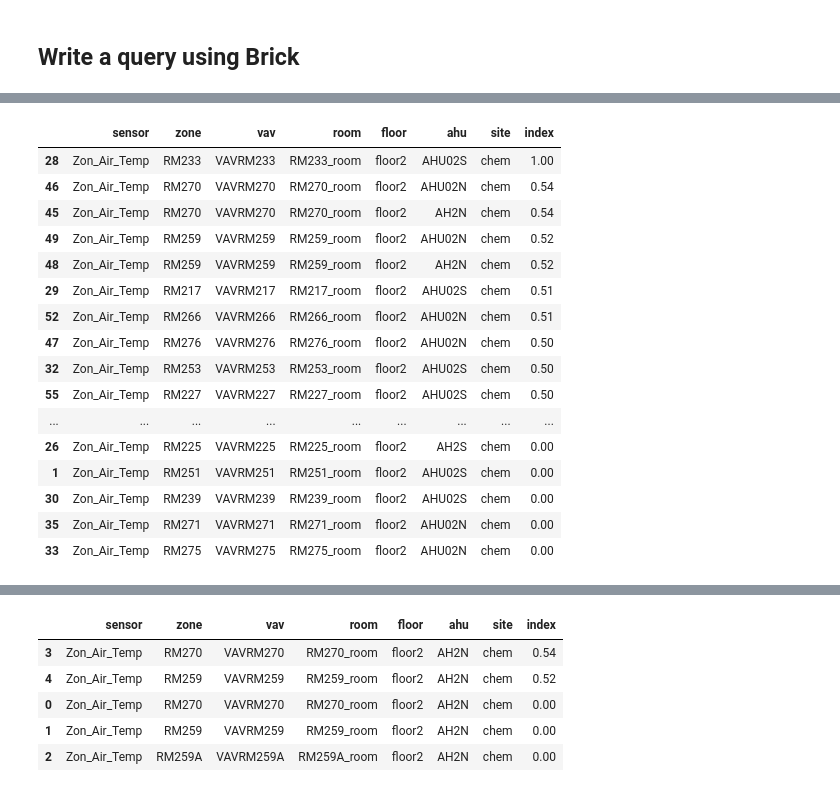
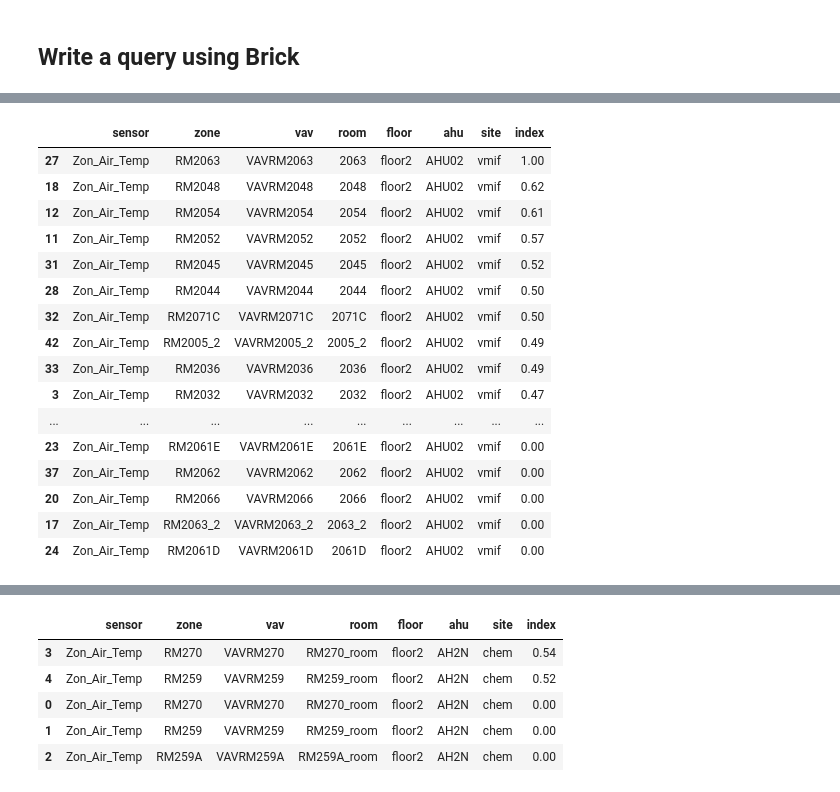
Before and after one commit to ruijis/mortardata_comfort_evaluation, a Jupyter notebook: demo.ipynb, the cells around one changed output, grey strips where cells are left out. Saved outputs shown, nothing was run; the diff lists cells and outputs as text; code cells hidden in the pictures.

```diff
--- a/demo.ipynb
+++ b/demo.ipynb
@@ -92,3 +48,3 @@ client.sparql(query, sites=['crus'])
 # %%
 # get the metadata of the query at a specific site
-metadata_chem = client.sparql(query, sites=['chem'])
+metadata_vmif = client.sparql(query, sites=['vmif'])
@@ -134,0 +51,3 @@ Type:      function
+# %%
+pd.set_option('display.max_rows', 100)
+metadata_vmif
@@ -144,14 +107,15 @@ su = 80.6
 wl = 66.2
 wu = 77.0
 # %%
-# loop through all floors
+# loop through all zones at the site
 res_data = []
-for idxi, row in metadata_chem.iterrows():
+for idxi, row in metadata_vmif.iterrows():
     res_row = {}
     md = row.sensor
     p = hourly_outlier(md, sd, ed, sh, eh, sl, su, wl, wu)
-    for k in metadata_chem.columns:
+    for k in metadata_vmif.columns:
         res_row[k] = 'Zon_Air_Temp' if k == 'sensor' else re.split('[#]', row[k])[-1]
+    res_row['room'] = re.split('RM(.+)_room', row.room)[-2]
     res_row['index'] = p
     res_data += [res_row]
 res_df = pd.DataFrame(res_data)
@@ -180,0 +145,17 @@ qualify_plus(metadata_chem, 'floor')
+# %%
+# loop through all the zones on the floor 1
+group = 'floor'
+res_data = []
+for idxi, row in metadata_vmif.iterrows():
+    if row[group] == qualify_plus(metadata_vmif, group)[0]:
+        res_row = {}
+        md = row.sensor
+        p = hourly_outlier(md, sd, ed, sh, eh, sl, su, wl, wu)
+        for k in metadata_vmif.columns:
+            res_row[k] = 'Zon_Air_Temp' if k == 'sensor' else re.split('[#]', row[k])[-1]
+        res_row['room'] = re.split('RM(.+)_room', row.room)[-2]
+        res_row['index'] = p
+        res_data += [res_row]
+floor1_df = pd.DataFrame(res_data)
+floor1_df_s = floor1_df.sort_values(['index'], ascending=[False])
+floor1_df_s
@@ -181,33 +180,34 @@ qualify_plus(metadata_chem, 'floor')
 # %%
-# loop through all the spacific floor
+# loop through all the zones on the floor 2
 group = 'floor'
 res_data = []
-for idxi, row in metadata_chem.iterrows():
-    if row[group] == qualify_plus(metadata_chem, group)[2]:
+for idxi, row in metadata_vmif.iterrows():
+    if row[group] == qualify_plus(metadata_vmif, group)[1]:
         res_row = {}
         md = row.sensor
         p = hourly_outlier(md, sd, ed, sh, eh, sl, su, wl, wu)
-        for k in metadata_chem.columns:
+        for k in metadata_vmif.columns:
             res_row[k] = 'Zon_Air_Temp' if k == 'sensor' else re.split('[#]', row[k])[-1]
+        res_row['room'] = re.split('RM(.+)_room', row.room)[-2]
         res_row['index'] = p
         res_data += [res_row]
-res_df = pd.DataFrame(res_data)
-res_df.sort_values(['index'], ascending=[False])
+floor2_df = pd.DataFrame(res_data)
+floor2_df_s = floor2_df.sort_values(['index'], ascending=[False])
 # %% [output]
 |  | sensor | zone | vav | room | floor | ahu | site | index |
-| 28 | Zon_Air_Temp | RM233 | VAVRM233 | RM233_room | floor2 | AHU02S | chem | 1.00 |
-| 46 | Zon_Air_Temp | RM270 | VAVRM270 | RM270_room | floor2 | AHU02N | chem | 0.54 |
-| 45 | Zon_Air_Temp | RM270 | VAVRM270 | RM270_room | floor2 | AH2N | chem | 0.54 |
-| 49 | Zon_Air_Temp | RM259 | VAVRM259 | RM259_room | floor2 | AHU02N | chem | 0.52 |
-| 48 | Zon_Air_Temp | RM259 | VAVRM259 | RM259_room | floor2 | AH2N | chem | 0.52 |
-| 29 | Zon_Air_Temp | RM217 | VAVRM217 | RM217_room | floor2 | AHU02S | chem | 0.51 |
-| 52 | Zon_Air_Temp | RM266 | VAVRM266 | RM266_room | floor2 | AHU02N | chem | 0.51 |
-| 47 | Zon_Air_Temp | RM276 | VAVRM276 | RM276_room | floor2 | AHU02N | chem | 0.50 |
-| 32 | Zon_Air_Temp | RM253 | VAVRM253 | RM253_room | floor2 | AHU02S | chem | 0.50 |
-| 55 | Zon_Air_Temp | RM227 | VAVRM227 | RM227_room | floor2 | AHU02S | chem | 0.50 |
+| 27 | Zon_Air_Temp | RM2063 | VAVRM2063 | 2063 | floor2 | AHU02 | vmif | 1.00 |
+| 18 | Zon_Air_Temp | RM2048 | VAVRM2048 | 2048 | floor2 | AHU02 | vmif | 0.62 |
+| 12 | Zon_Air_Temp | RM2054 | VAVRM2054 | 2054 | floor2 | AHU02 | vmif | 0.61 |
+| 11 | Zon_Air_Temp | RM2052 | VAVRM2052 | 2052 | floor2 | AHU02 | vmif | 0.57 |
+| 31 | Zon_Air_Temp | RM2045 | VAVRM2045 | 2045 | floor2 | AHU02 | vmif | 0.52 |
+| 28 | Zon_Air_Temp | RM2044 | VAVRM2044 | 2044 | floor2 | AHU02 | vmif | 0.50 |
+| 32 | Zon_Air_Temp | RM2071C | VAVRM2071C | 2071C | floor2 | AHU02 | vmif | 0.50 |
+| 42 | Zon_Air_Temp | RM2005_2 | VAVRM2005_2 | 2005_2 | floor2 | AHU02 | vmif | 0.49 |
+| 33 | Zon_Air_Temp | RM2036 | VAVRM2036 | 2036 | floor2 | AHU02 | vmif | 0.49 |
+| 3 | Zon_Air_Temp | RM2032 | VAVRM2032 | 2032 | floor2 | AHU02 | vmif | 0.47 |
 | ... | ... | ... | ... | ... | ... | ... | ... | ... |
-| 26 | Zon_Air_Temp | RM225 | VAVRM225 | RM225_room | floor2 | AH2S | chem | 0.00 |
-| 1 | Zon_Air_Temp | RM251 | VAVRM251 | RM251_room | floor2 | AHU02S | chem | 0.00 |
-| 30 | Zon_Air_Temp | RM239 | VAVRM239 | RM239_room | floor2 | AHU02S | chem | 0.00 |
-| 35 | Zon_Air_Temp | RM271 | VAVRM271 | RM271_room | floor2 | AHU02N | chem | 0.00 |
-| 33 | Zon_Air_Temp | RM275 | VAVRM275 | RM275_room | floor2 | AHU02N | chem | 0.00 |
+| 23 | Zon_Air_Temp | RM2061E | VAVRM2061E | 2061E | floor2 | AHU02 | vmif | 0.00 |
+| 37 | Zon_Air_Temp | RM2062 | VAVRM2062 | 2062 | floor2 | AHU02 | vmif | 0.00 |
+| 20 | Zon_Air_Temp | RM2066 | VAVRM2066 | 2066 | floor2 | AHU02 | vmif | 0.00 |
+| 17 | Zon_Air_Temp | RM2063_2 | VAVRM2063_2 | 2063_2 | floor2 | AHU02 | vmif | 0.00 |
+| 24 | Zon_Air_Temp | RM2061D | VAVRM2061D | 2061D | floor2 | AHU02 | vmif | 0.00 |
```
Also changed, not shown: parts of 34 cells of this notebook.
